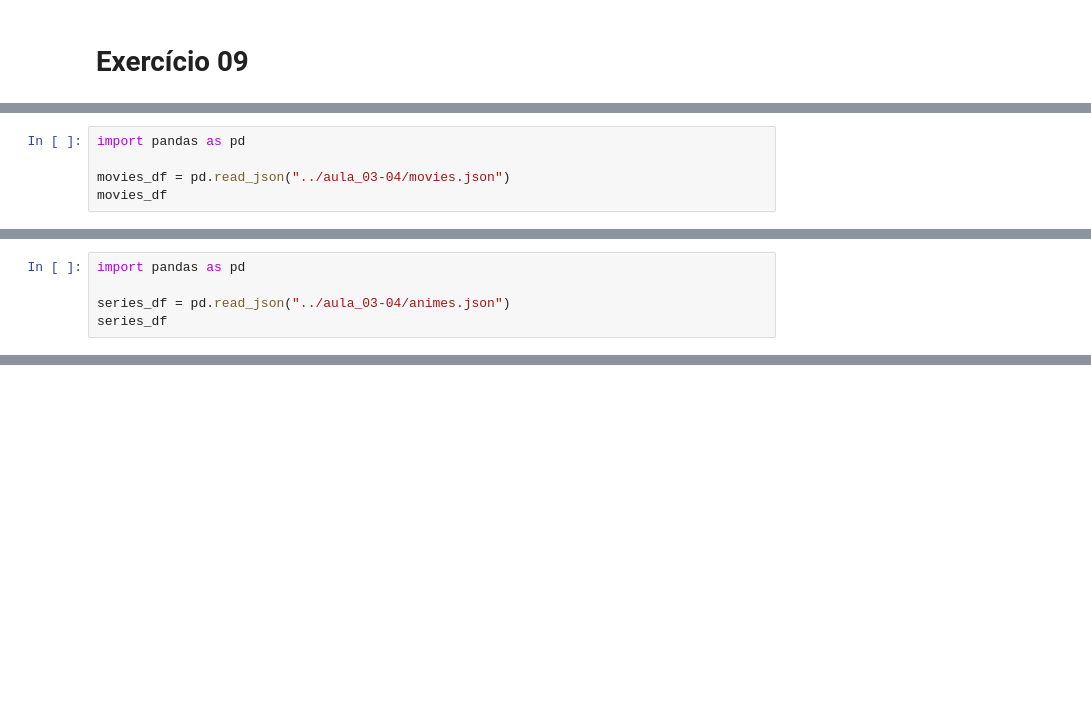
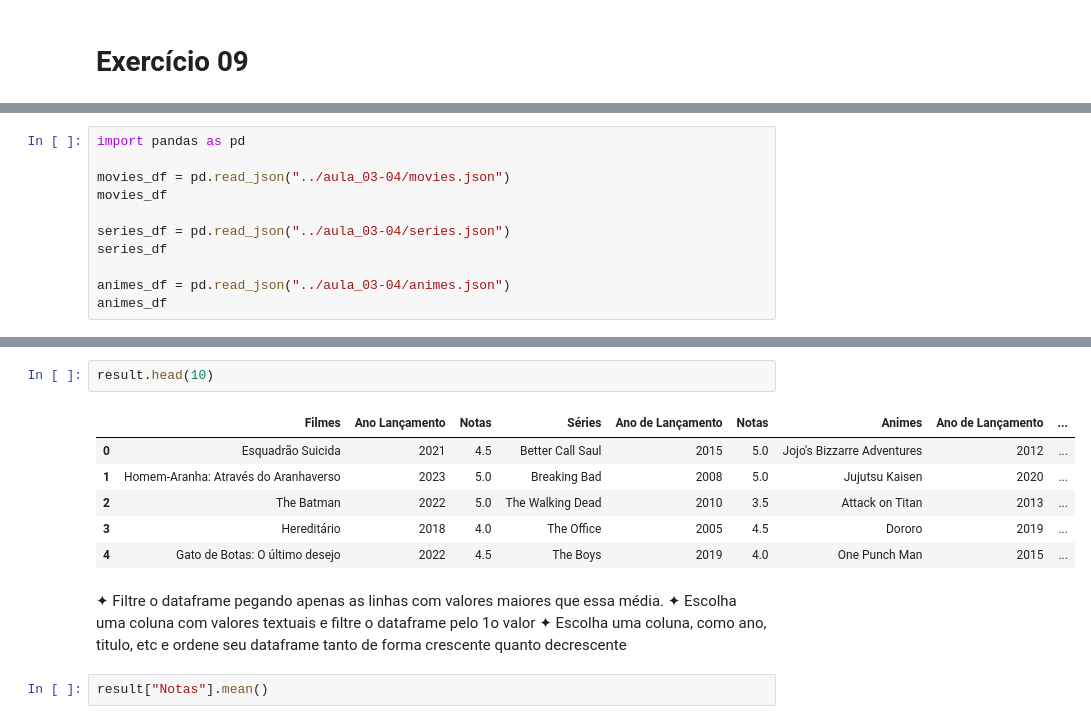
Before and after one commit to srtjazz/gc-python-2024, a Jupyter notebook: aula_05/exercicio_09.ipynb, the cells around one changed output, grey strips where cells are left out. Saved outputs shown, nothing was run; the diff lists cells and outputs as text; blank space fills up the shorter version.

Commit message:
mudanças na aula 3-4

```diff
--- a/aula_05/exercicio_09.ipynb
+++ b/aula_05/exercicio_09.ipynb
@@ -11,4 +8,10 @@ import pandas as pd
 
 movies_df = pd.read_json("../aula_03-04/movies.json")
 movies_df
+
+series_df = pd.read_json("../aula_03-04/series.json")
+series_df
+
+animes_df = pd.read_json("../aula_03-04/animes.json")
+animes_df
 # %% [output]
@@ -21,5 +24,0 @@ movies_df
-# %%
-import pandas as pd
-
-series_df = pd.read_json("../aula_03-04/animes.json")
-series_df
@@ -58,0 +46,16 @@ dtype: object
+# %%
+result.head(10)
+# %% [output]
+|  | Filmes | Ano Lançamento | Notas | Séries | Ano de Lançamento | Notas | Animes | Ano de Lançamento | ... |
+| 0 | Esquadrão Suicida | 2021 | 4.5 | Better Call Saul | 2015 | 5.0 | Jojo's Bizzarre Adventures | 2012 | ... |
+| 1 | Homem-Aranha: Através do Aranhaverso | 2023 | 5.0 | Breaking Bad | 2008 | 5.0 | Jujutsu Kaisen | 2020 | ... |
+| 2 | The Batman | 2022 | 5.0 | The Walking Dead | 2010 | 3.5 | Attack on Titan | 2013 | ... |
+| 3 | Hereditário | 2018 | 4.0 | The Office | 2005 | 4.5 | Dororo | 2019 | ... |
+| 4 | Gato de Botas: O último desejo | 2022 | 4.5 | The Boys | 2019 | 4.0 | One Punch Man | 2015 | ... |
+# %% [markdown]
+✦ Filtre o dataframe pegando apenas as linhas com
+valores maiores que essa média.
+✦ Escolha uma coluna com valores textuais e filtre o dataframe pelo 1o valor
+✦ Escolha uma coluna, como ano, titulo, etc e ordene seu dataframe tanto de forma crescente quanto decrescente
+# %%
+result["Notas"].mean()
```
Also changed, not shown: parts of 8 cells of this notebook, 4 other files.
